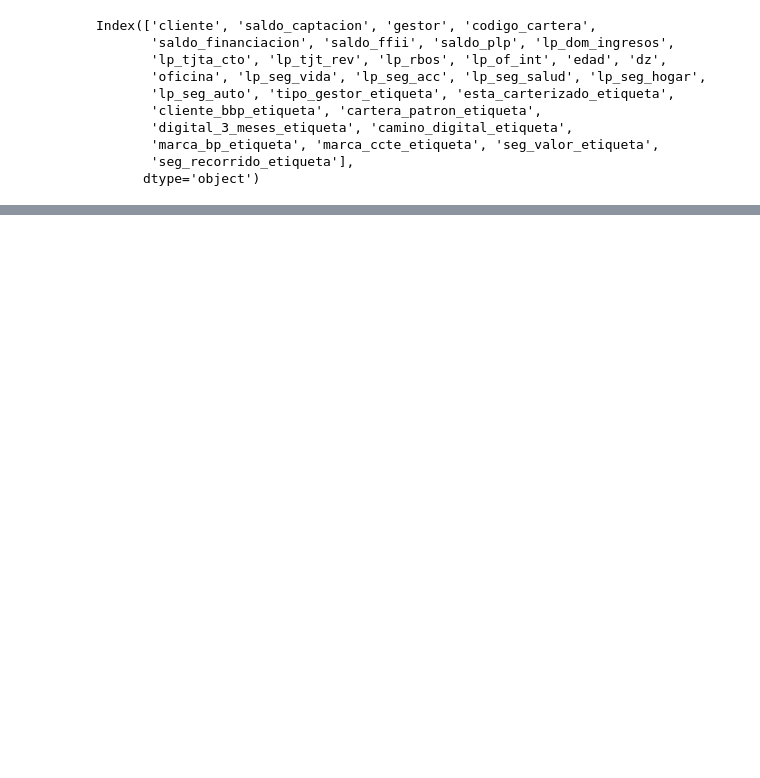
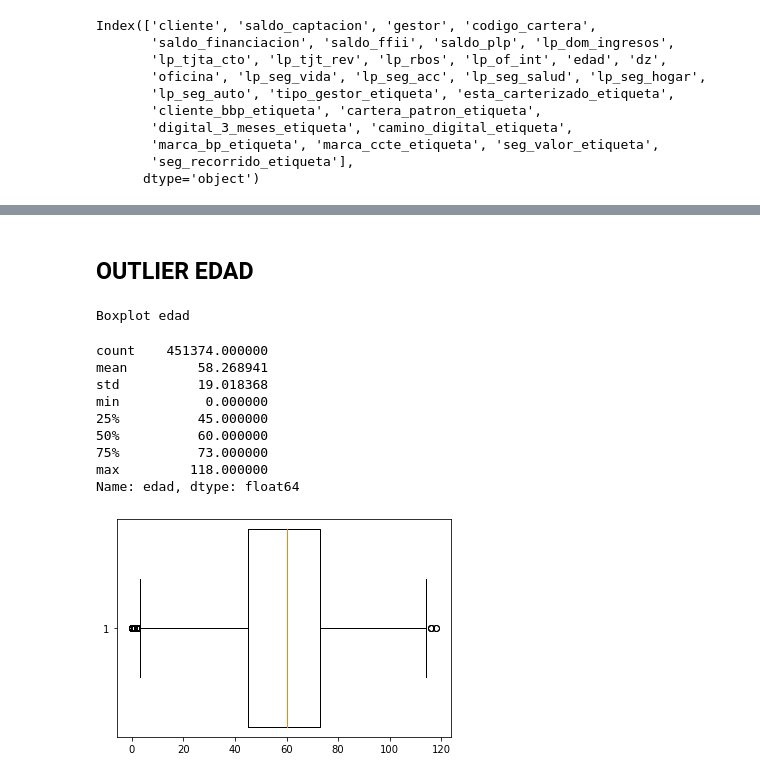
Before and after one commit to romayana/Financial-Product-Sales-Forecast-Model, a Jupyter notebook: Python Codes/working_model_0.5_TREE_final.ipynb, the cells around one changed output, grey strips where cells are left out. Drawn from its saved outputs; the diff is of its cells as text; code cells hidden in the pictures; blank space fills up the shorter version.

```diff
--- a/Python Codes/working_model_0.5_TREE_final.ipynb
+++ b/Python Codes/working_model_0.5_TREE_final.ipynb
@@ -109,0 +165,20 @@ Index(['cliente', 'saldo_captacion', 'gestor', 'codigo_cartera',
+# %% [markdown]
+## OUTLIER EDAD
+# %%
+# Hacemos una primera visualizacion
+print ('Boxplot edad')
+plt.boxplot(df['edad'],vert = False,widths = 2)
+plt.show
+df['edad'].describe()
+# %% [output]
+Boxplot edad
+count    451374.000000
+mean         58.268941
+std          19.018368
+min           0.000000
+25%          45.000000
+50%          60.000000
+75%          73.000000
+max         118.000000
+Name: edad, dtype: float64
+[figure, added]
```
Also changed, not shown: parts of 111 cells of this notebook, 2 other files.
